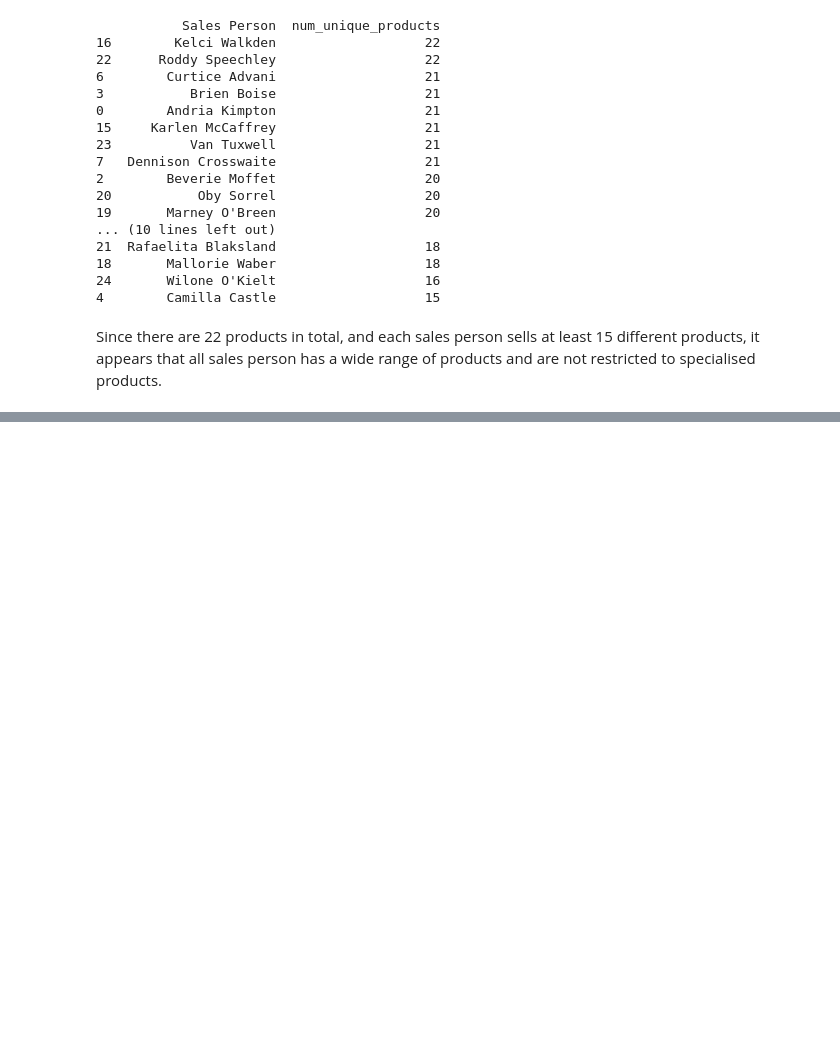
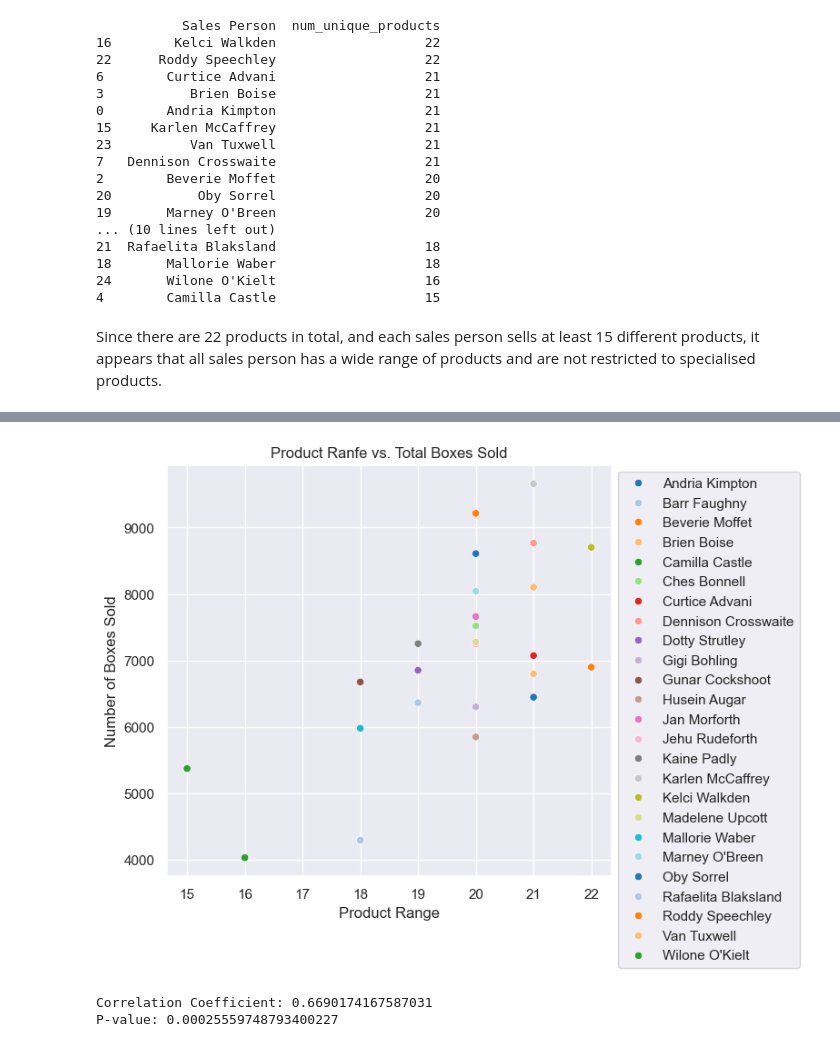
Before and after one commit to rosabear/Chocolate-Sales-Analysis, a Jupyter notebook: chocseda.ipynb, the cells around one changed output, grey strips where cells are left out. Cells and saved outputs as stored; diff of their text form; code cells hidden in the pictures; blank space fills up the shorter version.

```diff
--- a/chocseda.ipynb
+++ b/chocseda.ipynb
@@ -258,0 +259,20 @@ plt.show()
+# %%
+combine_data3 = pd.merge(product_range, total_boxes_sold, on='Sales Person')
+
+plt.figure(figsize=(8,6))
+sns.scatterplot(data=combine_data3, x='Product Range', y='Total Boxes Sold', hue='Sales Person', palette='tab20')
+plt.title('Product Ranfe vs. Total Boxes Sold')
+plt.xlabel('Product Range')
+plt.ylabel('Number of Boxes Sold')
+plt.legend(loc='upper left', bbox_to_anchor=(1,1))
+plt.tight_layout()
+plt.show()
+# %% [output]
+[figure, added]
+# %%
+r_value3, p_value3 = stats.pearsonr(combine_data3['Product Range'], combine_data3['Total Boxes Sold'])
+print(f"Correlation Coefficient: {r_value3}")
+print(f"P-value: {p_value3}")
+# %% [output]
+Correlation Coefficient: 0.6690174167587031
+P-value: 0.00025559748793400227
```
Also changed, not shown: parts of 18 cells of this notebook, 3 other files.
